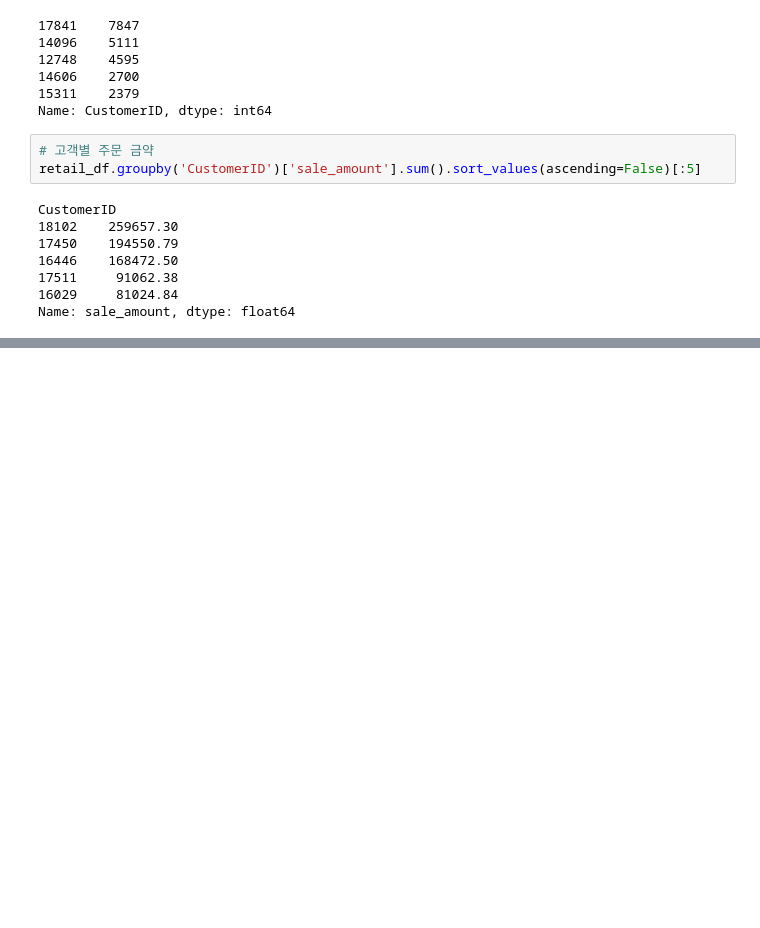
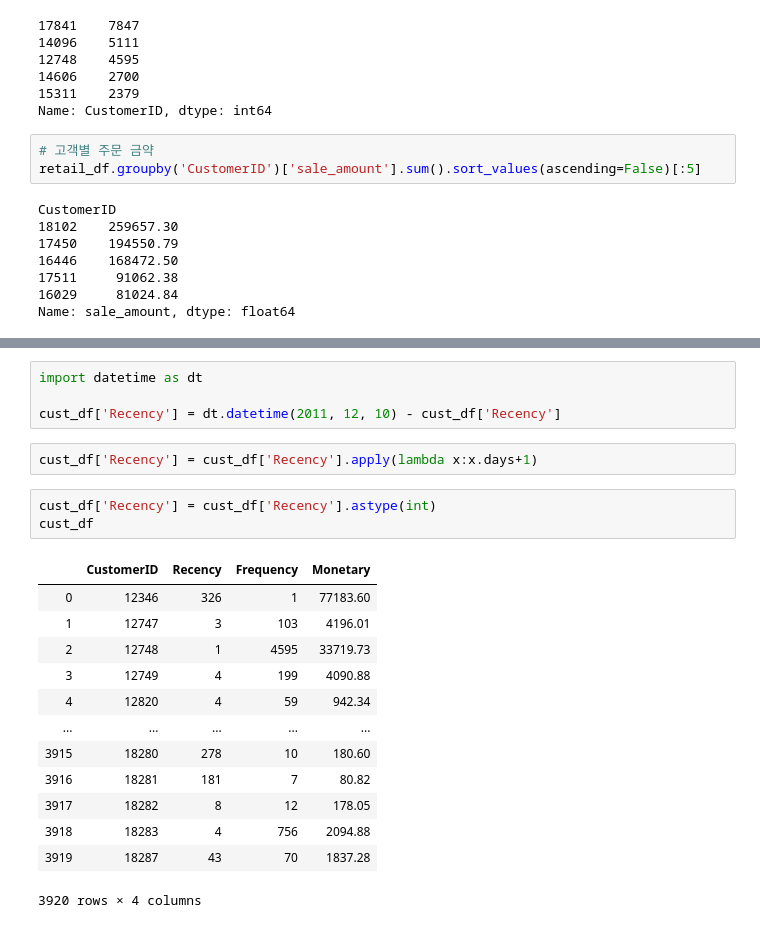
Before and after one commit to jeonprize/Machine_Learning, a Jupyter notebook: 7. 군집화.ipynb, the cells around one changed output, grey strips where cells are left out. Saved outputs shown, nothing was run; the diff lists cells and outputs as text; blank space fills up the shorter version.

```diff
--- a/7. 군집화.ipynb
+++ b/7. 군집화.ipynb
@@ -771,0 +772,23 @@ cust_df.head()
+# %%
+import datetime as dt
+
+cust_df['Recency'] = dt.datetime(2011, 12, 10) - cust_df['Recency']
+# %%
+cust_df['Recency'] = cust_df['Recency'].apply(lambda x:x.days+1)
+# %%
+cust_df['Recency'] = cust_df['Recency'].astype(int)
+cust_df
+# %% [output]
+|  | CustomerID | Recency | Frequency | Monetary |
+| 0 | 12346 | 326 | 1 | 77183.60 |
+| 1 | 12747 | 3 | 103 | 4196.01 |
+| 2 | 12748 | 1 | 4595 | 33719.73 |
+| 3 | 12749 | 4 | 199 | 4090.88 |
+| 4 | 12820 | 4 | 59 | 942.34 |
+| ... | ... | ... | ... | ... |
+| 3915 | 18280 | 278 | 10 | 180.60 |
+| 3916 | 18281 | 181 | 7 | 80.82 |
+| 3917 | 18282 | 8 | 12 | 178.05 |
+| 3918 | 18283 | 4 | 756 | 2094.88 |
+| 3919 | 18287 | 43 | 70 | 1837.28 |
+3920 rows × 4 columns
```
Also changed, not shown: parts of 6 cells of this notebook.
